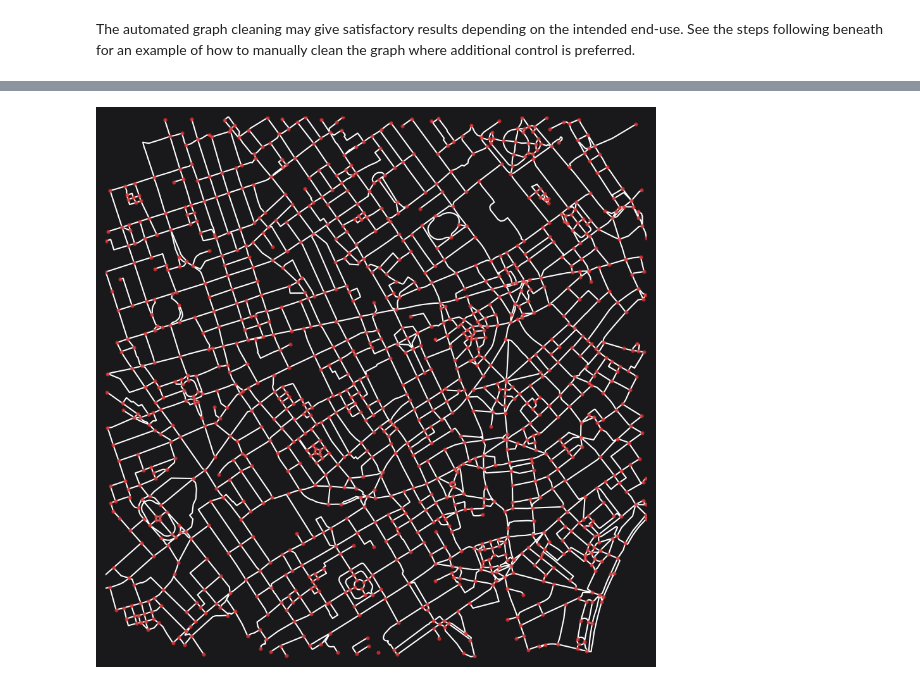
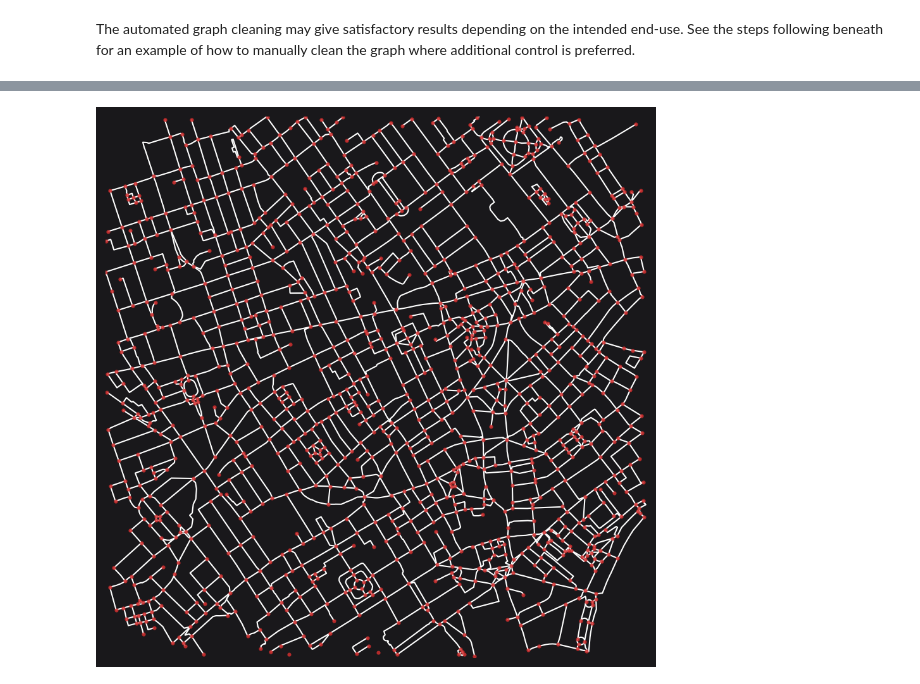
Before and after one commit to benchmark-urbanism/cityseer-examples, a Jupyter notebook: examples/graph_cleaning.ipynb, the cells around one changed output, grey strips where cells are left out. Saved outputs shown, nothing was run; the diff lists cells and outputs as text; code cells hidden in the pictures.

```diff
--- a/examples/graph_cleaning.ipynb
+++ b/examples/graph_cleaning.ipynb
@@ -101,9 +99,11 @@ It is also possible to clean the network with an entirely manual sequence of ste
 # %%
+# deduplicate by hierarchy
+G = graphs.nx_deduplicate_edges(G_raw)
 # remove disconnected components
-G = graphs.nx_remove_dangling_nodes(G_raw, despine=0, remove_disconnected=100)
-# clean by highway types - leave motorway as is
+G = graphs.nx_remove_dangling_nodes(G, despine=0, remove_disconnected=100)
+# clean by highway types - leave motorways alone
 # split only for a given type at a time
-for dist, tags, simplify_line_angles in (
+for dist, tags, max_angle in (
     (28, ["trunk"], 45),
     (24, ["primary"], 45),
     (20, ["secondary"], 45),
@@ -117,9 +117,10 @@ for dist, tags, simplify_line_angles in (
         osm_hwy_target_tags=tags,
         osm_matched_tags_only=True,
         prioritise_by_hwy_tag=True,
-        simplify_line_angles=simplify_line_angles,
+        simplify_by_max_angle=max_angle,
     )
-for dist, tags, simplify_line_angles in (
+# consolidate
+for dist, tags, max_angle in (
     (28, ["trunk"], 95),
     (24, ["trunk", "primary"], 95),
     (20, ["trunk", "primary", "secondary"], 95),
@@ -133,16 +134,52 @@ for dist, tags, simplify_line_angles in (
         osm_hwy_target_tags=tags,
         osm_matched_tags_only=True,
         prioritise_by_hwy_tag=True,
-        simplify_line_angles=simplify_line_angles,
+        simplify_by_max_angle=max_angle,
     )
     G = graphs.nx_remove_filler_nodes(G)
 # snap gapped endings - don't clean danglers before this
-G = graphs.nx_snap_gapped_endings(G, buffer_dist=20)
+G = graphs.nx_snap_gapped_endings(
+    G,
+    osm_hwy_target_tags=[
+        "residential",
+        "living_street",
+        # "service", # intentionally omitted - e.g. parking lots
+        "cycleway",
+        "bridleway",
+        "pedestrian",
+        "steps",
+        "footway",
+        "footway_green",
+        "footway_pedestrian",  # plazas
+        "path",
+    ],
+    buffer_dist=20,
+)
 # snap gapped endings to roads - don't clean danglers before this
 # look for degree 1 dead-ends and link to nearby edges
 G = graphs.nx_split_opposing_geoms(
     G,
-    buffer_dist=25,
+    buffer_dist=20,
+    osm_hwy_target_tags=[
+        # "trunk",  # intentionally omitted
+        "primary",
+        "primary_link",
+        "secondary",
+        "secondary_link",
+        "tertiary",
+        "tertiary_link",
+        "residential",
+        "living_street",
+        # "service", # intentionally omitted - e.g. parking lots
+        "cycleway",
+        "bridleway",
+        "pedestrian",
+        "steps",
+        "footway",
+        "footway_green",
+        "footway_pedestrian",  # plazas
+        "path",
+    ],
     min_node_degree=1,
     max_node_degree=1,
     squash_nodes=False,
@@ -150,19 +187,23 @@ G = graphs.nx_split_opposing_geoms(
 # remove danglers
 G = graphs.nx_remove_dangling_nodes(G, despine=40)
 # do smaller scale cleaning
-simplify_angles = 95
-for dist in (6, 12):
+max_angle = 120  # rue de nevers in Paris
+for dist in (5, 10):
     G = graphs.nx_split_opposing_geoms(
         G,
         buffer_dist=dist,
         squash_nodes=True,
         centroid_by_itx=True,
         osm_hwy_target_tags=[
-            # "trunk",
-            # "primary",
-            # "secondary",
-            # "tertiary",
+            # "trunk",  # intentionally omitted
+            "primary",
+            "primary_link",
+            "secondary",
+            "secondary_link",
+            "tertiary",
+            "tertiary_link",
             "residential",
+            "living_street",
             "service",
             "cycleway",
             "bridleway",
@@ -171,11 +212,10 @@ for dist in (6, 12):
             "footway",
             "footway_pedestrian",  # plazas
             "path",
-            "living_street",
             "unclassified",
         ],
         prioritise_by_hwy_tag=True,
-        simplify_line_angles=simplify_angles,
+        simplify_by_max_angle=max_angle,
     )
     G = graphs.nx_consolidate_nodes(
         G,
@@ -184,10 +224,15 @@ for dist in (6, 12):
         centroid_by_itx=True,
         osm_hwy_target_tags=[
             "trunk",
+            "trunk_link",
             "primary",
+            "primary_link",
             "secondary",
+            "secondary_link",
             "tertiary",
+            "tertiary_link",
             "residential",
+            "living_street",
             "service",
             "cycleway",
             "bridleway",
@@ -196,11 +241,10 @@ for dist in (6, 12):
             "footway",
             "footway_pedestrian",  # plazas
             "path",
-            "living_street",
             "unclassified",
         ],
         prioritise_by_hwy_tag=True,
-        simplify_line_angles=simplify_angles,
+        simplify_by_max_angle=max_angle,
     )
 G = graphs.nx_remove_filler_nodes(G)
 G = graphs.nx_merge_parallel_edges(
@@ -228,5 +272,5 @@ INFO:cityseer.tools.graphs:Splitting opposing edges.
 INFO:cityseer.tools.graphs:Removing dangling nodes.
 INFO:cityseer.tools.graphs:Removing filler nodes.
 INFO:cityseer.tools.plot:Preparing graph nodes
 INFO:cityseer.tools.plot:Preparing graph edges
-[figure, old version]
+[figure, new version]
```
Also changed, not shown: parts of 4 cells of this notebook, 4 other files.
